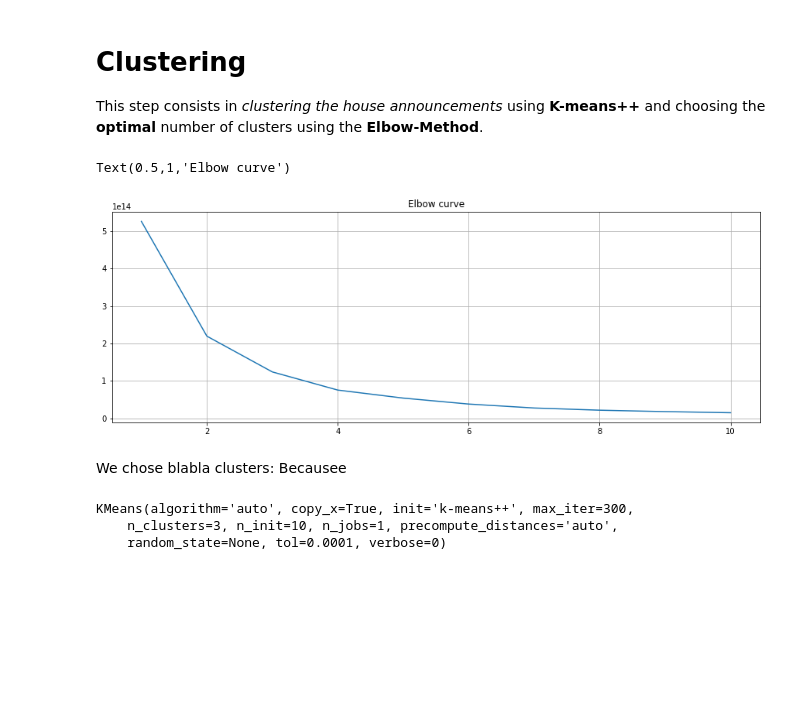
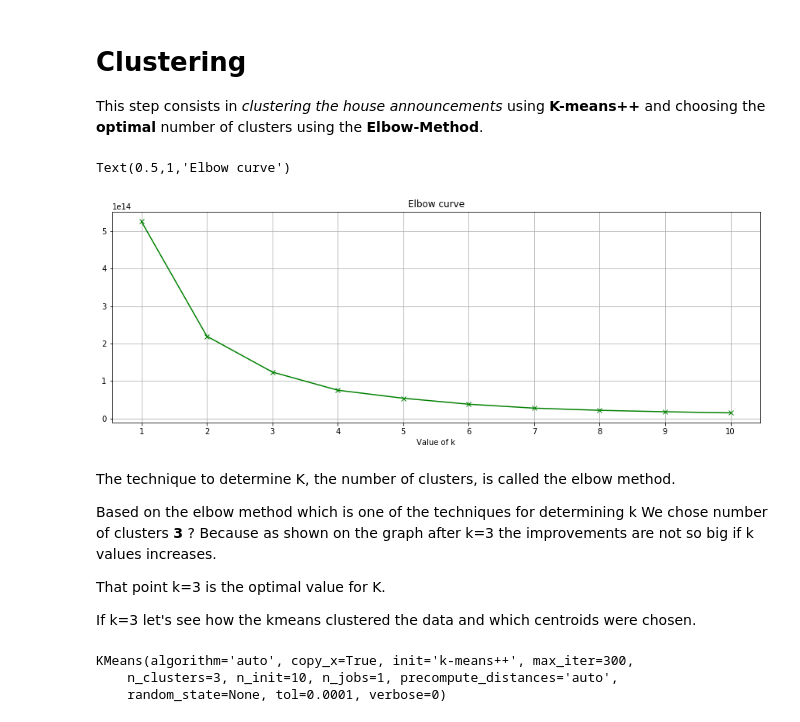
Before and after one commit to dusicastepic/ADMFourthHomework, a Jupyter notebook: Clustering part.ipynb, the cells around one changed output. Drawn from its saved outputs; the diff is of its cells as text; code cells hidden in the pictures; blank space fills up the shorter version.

```diff
--- a/Clustering part.ipynb
+++ b/Clustering part.ipynb
@@ -454,22 +424,30 @@ from sklearn.metrics import silhouette_score
 # %%
 X=information_dataset.loc[:,['price','locali','superficie','bagni','piano']]
 distorsions = []
 for k in range(1, 11):
     kmeans = KMeans(n_clusters=k,init='k-means++')
     kmeans.fit(X)
     distorsions.append(kmeans.inertia_)
 
 fig = plt.figure(figsize=(15, 5))
-plt.plot(range(1, 11), distorsions)
+plt.xticks(range(1,11))
+plt.plot(range(1, 11), distorsions,'gx-')
 plt.grid(True)
+plt.xlabel('Value of k')
 plt.title('Elbow curve')
 # Inertia: Sum of distances of samples to their closest cluster center
 # %% [output]
 Text(0.5,1,'Elbow curve')
-[figure, old version]
+[figure, new version]
-# %% [markdown]
-We chose blabla clusters:
-Becausee
+# %% [markdown]
+The technique to determine K, the number of clusters, is called the elbow method.
+
+Based on the elbow method which is one of the techniques for determining k We chose number of clusters **3** ?
+Because as shown on the graph after k=3 the improvements are not so big if k values increases.
+
+That point k=3 is the optimal value for K.
+
+If k=3 let's see how the kmeans clustered the data and which centroids were chosen.
 # %%
 k=3
 kmeans = KMeans(n_clusters=k,init='k-means++')
```
Also changed, not shown: parts of 25 cells of this notebook.
